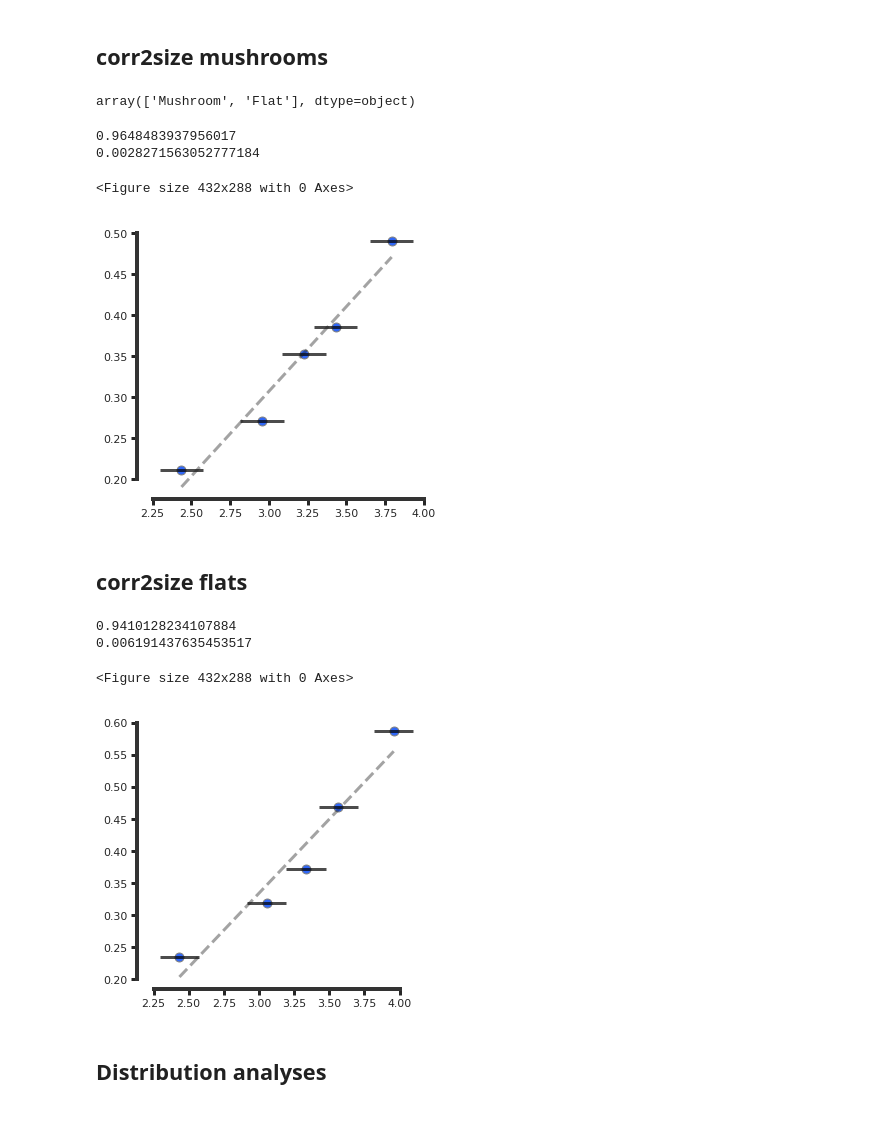
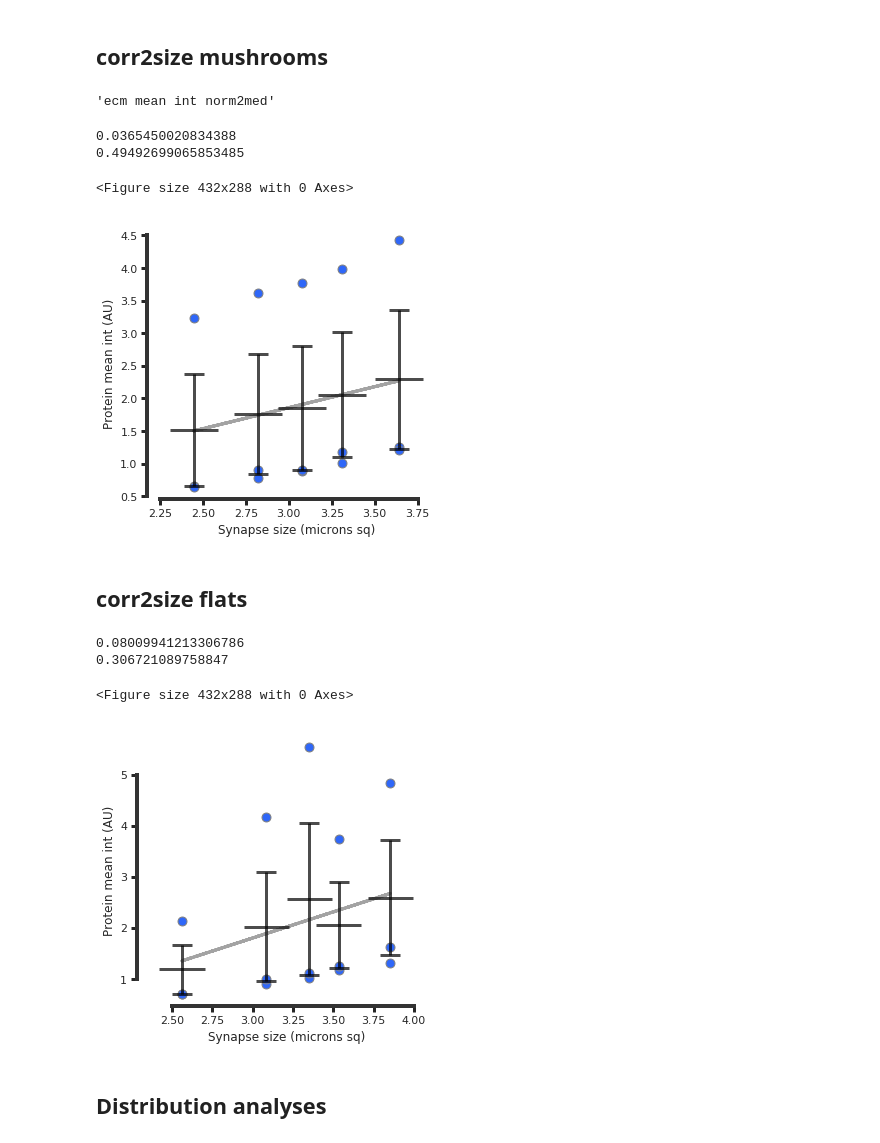
Before and after one commit to taldanko/Image_processing, a Jupyter notebook: TurnoverAnalysis_EpitopeBlocking_LateStain_SynapseStain/20200130_PostSynapses_DiOexps_Clara.ipynb, the cells around one changed output. Cells and saved outputs as stored; diff of their text form; code cells hidden in the pictures.

```diff
--- a/TurnoverAnalysis_EpitopeBlocking_LateStain_SynapseStain/20200130_PostSynapses_DiOexps_Clara.ipynb
+++ b/TurnoverAnalysis_EpitopeBlocking_LateStain_SynapseStain/20200130_PostSynapses_DiOexps_Clara.ipynb
@@ -326,7 +434,7 @@ Text(0.5, 1.0, 'dio around synapse spot')
 vari="mean ecm intensity sted, bg subtracted under dio"
 df2=df2[df2[vari]<df2[vari].quantile(.99)]
 # %%
-protein="ERGIC"
+protein="TGN38"
 # %% [markdown]
 ## ttests
 # %%
@@ -353,5 +465,5 @@ print(pval_1)
 # %%
-
+vari="ecm mean int norm2med"
 sns.set(font_scale=2.5)
 sns.set_style("ticks")
 sns.set_palette("Set2")
@@ -408,7 +520,7 @@ for axis in ['top','bottom','left','right']:
 offsets={"left":10,"bottom":0}
 trims={"left":True,"bottom":False,"right":False}
 sns.despine(ax=g,right=True,top=True,bottom=True,trim=trims,offset=offsets)
-g.set_ylabel('Mean intensity in synapse',size=20)
+g.set_ylabel('Mean intensity in synapse (AU)',size=14)
 g.set_xlabel('',color='#333333',alpha=.7)
 plt.xticks(g.get_xticks(),['Mushroom','Stubby'],
            rotation=45,size=20)
@@ -417,11 +529,11 @@ g.grid(False)
 
 
 x1, x2 = 0,1
-y= .45
+y= 3
 h=0.02
 col='black'
 plt.plot([x1, x1, x2, x2], [y, y+h, y+h, y], lw=3.5, c=col)
-plt.text((x1+x2)*.5, y+h, "***", ha='center', va='bottom', color=col,size=24, weight='bold')
+plt.text((x1+x2)*.5, y+h, "ns", ha='center', va='bottom', color=col,size=24, weight='bold')
 
 diri="/Volumes/Macintosh HD/Users/taldankovich/Downloads/figures/"
 fig.savefig(diri+'supp3_postsynpasesdio_mushstubby_alleps.svg', bbox_inches='tight', format='svg')
@@ -483,7 +596,7 @@ for classi in ["Mushroom","Flat"]:
 ## Check correlation to size - all
 # %%
 ##sort df according to synapse intensity
-df3=deepcopy(df2protein)
+df3=deepcopy(df2protein[df2protein["Exp"]!="N0"])
 df3=df3.sort_values("dio size",ascending=True)
 df3=df3.reset_index(drop=True)
 #split into 5 separate dfs, add column with number
@@ -601,9 +733,11 @@ print(pval)
 # %% [markdown]
 ## corr2size mushrooms
-# %%
-df2["Classification"].unique()
-# %% [output]
-array(['Mushroom', 'Flat'], dtype=object)
+# %%
+vari
+# %% [output]
+'ecm mean int norm2med'
+# %%
+vari="ecm mean int norm2med"
 # %%
 ##sort df according to synapse intensity
 df3=deepcopy(df2protein[df2protein["Classification"]=="Mushroom"])
@@ -700,8 +834,8 @@ for axis in ['top','bottom','left','right']:
 offsets={"left":10,"bottom":0}
 trims={"left":False,"bottom":False,"right":False}
 sns.despine(ax=g,right=True,top=True,bottom=False,trim=trims,offset=offsets)
-g.set_ylabel('')
-g.set_xlabel('')
+g.set_ylabel('Protein mean int (AU)')
+g.set_xlabel('Synapse size (microns sq)')
 #plt.yticks([0.2,0.4,0.6,0.8,1],color='#333333',size=20)
 #plt.xticks([0.5,1.4,2,2.7,4],color='#333333',size=20,rotation=45)
 
@@ -714,10 +848,10 @@ from scipy.stats.stats import pearsonr
 print(str(pearson**2))
 print(pval)
 # %% [output]
-0.9648483937956017
-0.0028271563052777184
+0.0365450020834388
+0.49492699065853485
 <Figure size 432x288 with 0 Axes>
-[figure, old version]
+[figure, new version]
 # %% [markdown]
 ## corr2size flats
 # %%
@@ -802,38 +936,38 @@ plt.plot( x, m*x+b, 'k',linestyle='dashed',alpha=.4,linewidth=3)
 
 #change pixel count to nm2
 #scale_x=1/.4
 #ticks_x = ticker.FuncFormatter(lambda x, pos: '{0:g}'.format(x/scale_x))
 #g.xaxis.set_major_formatter(ticks_x)
 
 
 #formatting
 g.xaxis.set_tick_params(width=3)
 g.yaxis.set_tick_params(width=3)
 for axis in ['top','bottom','left','right']:
   g.spines[axis].set_linewidth(4)
   g.spines[axis].set_color('#333333')
   g.spines[axis].set_alpha(1)
 offsets={"left":10,"bottom":0}
 trims={"left":False,"bottom":False,"right":False}
 sns.despine(ax=g,right=True,top=True,bottom=False,trim=trims,offset=offsets)
-g.set_ylabel('')
-g.set_xlabel('')
+g.set_ylabel('Protein mean int (AU)')
+g.set_xlabel('Synapse size (microns sq)')
 #plt.yticks([0.2,0.4,0.6,0.8,1],color='#333333',size=20)
 #plt.xticks([0.5,1.4,2,2.7,4],color='#333333',size=20,rotation=45)
 
 diri="/Volumes/Macintosh HD/Users/taldankovich/Downloads/figures/"
 fig.savefig(diri+'supp3_tnrsizecorr.svg', bbox_inches='tight', format='svg')
 
 from pydoc import help
 from scipy.stats.stats import pearsonr
 [pearson, pval]=pearsonr(dfmeans["mean tnr"],dfmeans["mean size int in bin overall"])
 print(str(pearson**2))
 print(pval)
 # %% [output]
-0.9410128234107884
-0.006191437635453517
+0.08009941213306786
+0.306721089758847
 <Figure size 432x288 with 0 Axes>
-[figure, old version]
+[figure, new version]
 # %% [markdown]
 ## Distribution analyses
 # %% [markdown]
```
Also changed, not shown: parts of 28 cells of this notebook, 3 other files.
